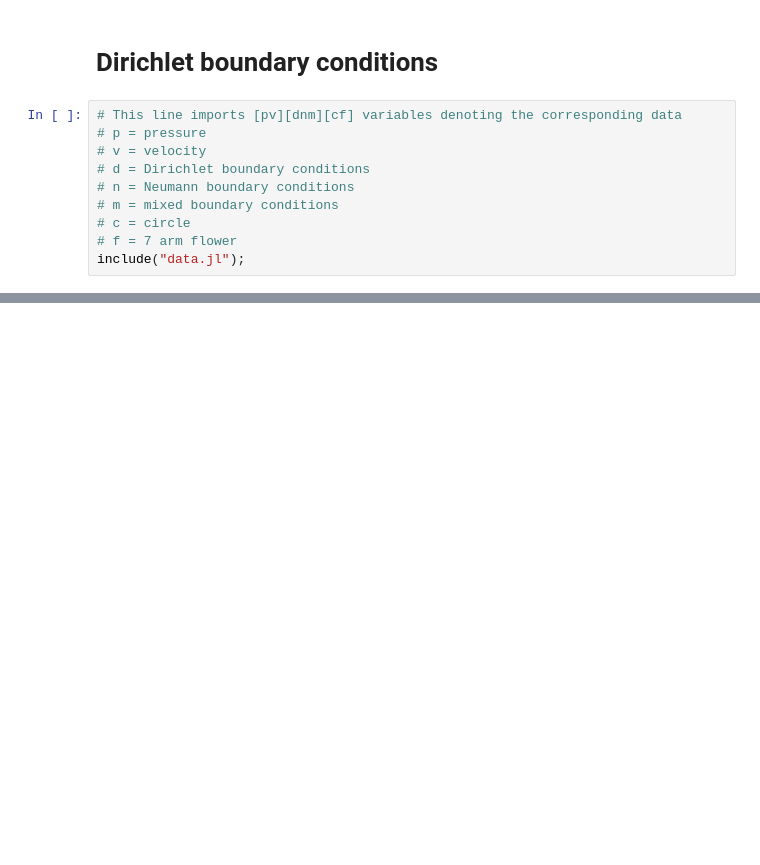
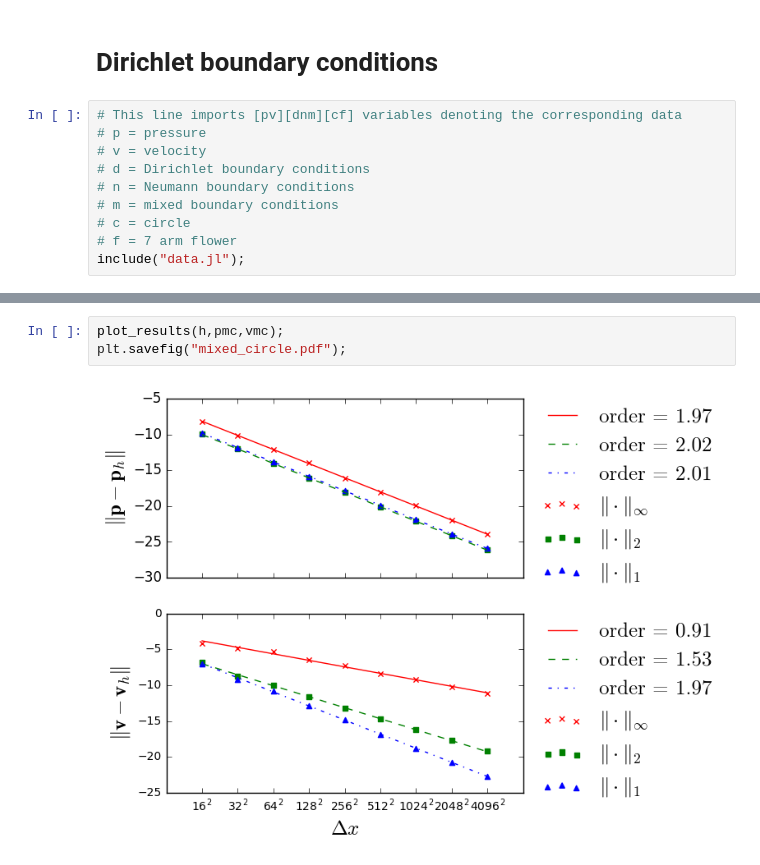
Before and after one commit to elrnv/mfd-notebooks, a Jupyter notebook: Numerical Results on Irregular domains.ipynb, the cells around one changed output, grey strips where cells are left out. Drawn from its saved outputs; the diff is of its cells as text; blank space fills up the shorter version.

```diff
--- a/Numerical Results on Irregular domains.ipynb
+++ b/Numerical Results on Irregular domains.ipynb
@@ -85,0 +103,5 @@ plot_results(h,pnf,vnf);
+# %%
+plot_results(h,pmc,vmc);
+plt.savefig("mixed_circle.pdf");
+# %% [output]
+[figure, added]
```
Also changed, not shown: parts of 6 cells of this notebook, 1 other file.
